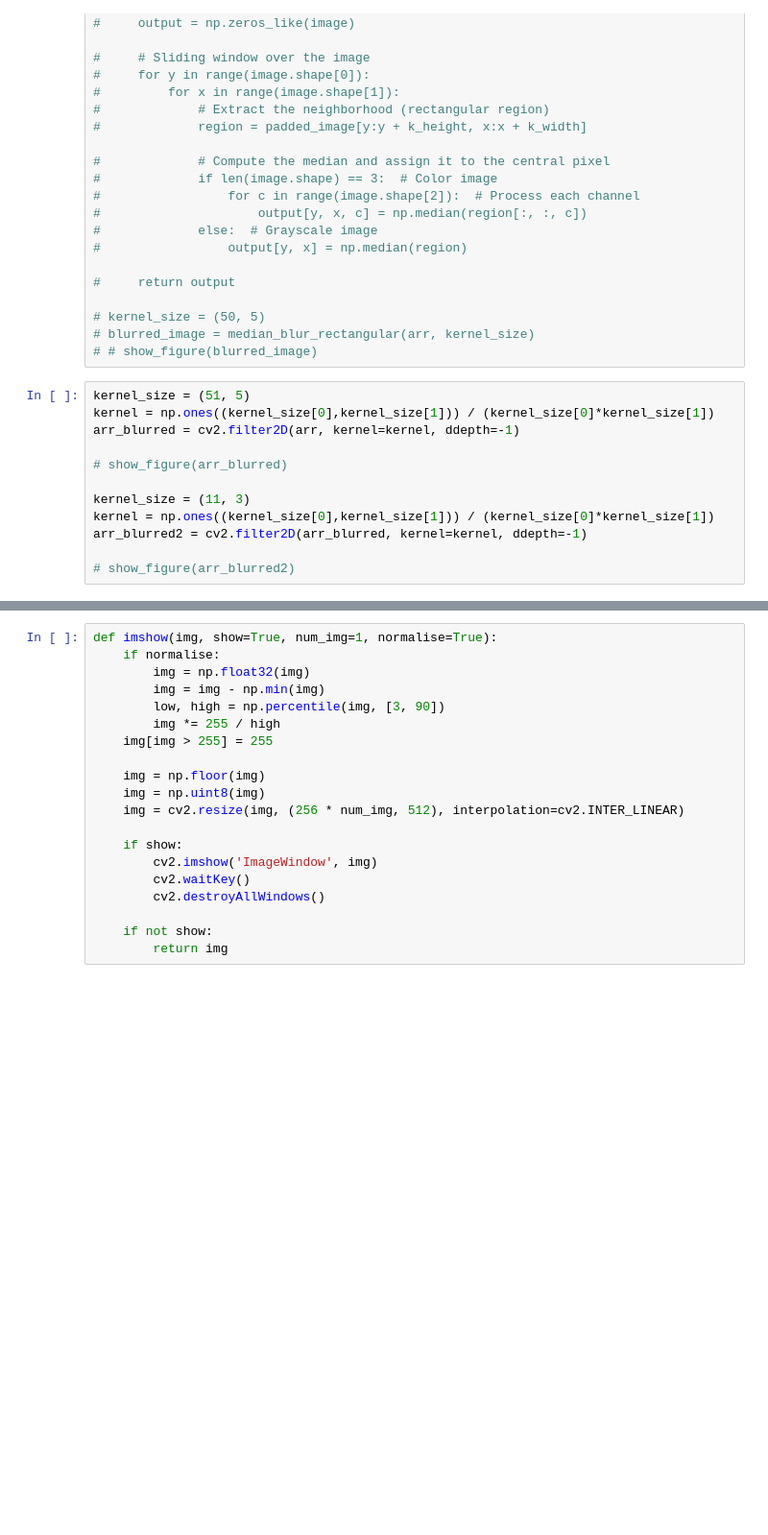
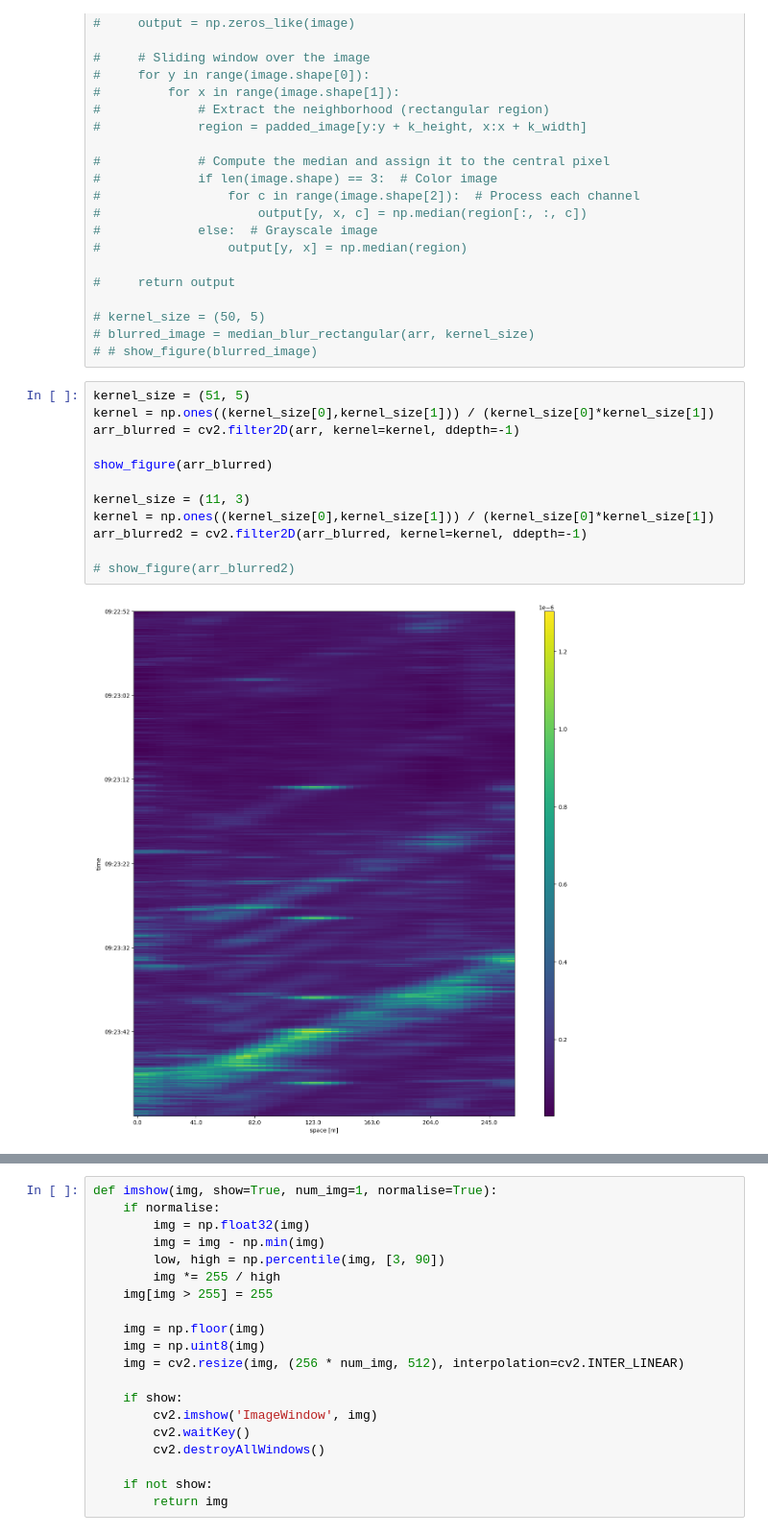
Before and after one commit to miczkejedrzej/Cv1_project, a Jupyter notebook: project1/test_notebook1.ipynb, the cells around one changed output, grey strips where cells are left out. Shown at 96% size. Drawn from its saved outputs; the diff is of its cells as text; blank space fills up the shorter version.

```diff
--- a/project1/test_notebook1.ipynb
+++ b/project1/test_notebook1.ipynb
@@ -130,15 +141,17 @@ show_figure(arr)
 # %%
 kernel_size = (51, 5)
 kernel = np.ones((kernel_size[0],kernel_size[1])) / (kernel_size[0]*kernel_size[1])
 arr_blurred = cv2.filter2D(arr, kernel=kernel, ddepth=-1)
 
-# show_figure(arr_blurred)
+show_figure(arr_blurred)
 
 kernel_size = (11, 3)
 kernel = np.ones((kernel_size[0],kernel_size[1])) / (kernel_size[0]*kernel_size[1])
 arr_blurred2 = cv2.filter2D(arr_blurred, kernel=kernel, ddepth=-1)
 
 # show_figure(arr_blurred2)
+# %% [output]
+[figure, added]
 # %%
 sobel_x = np.array([[1, 0, -1],[2, 0, -2],[1, 0, -1]])
 sobel_y = np.array([[1, 2, 1], [0, 0, 0], [-1, -2, -1]])
```
Also changed, not shown: parts of 8 cells of this notebook.
